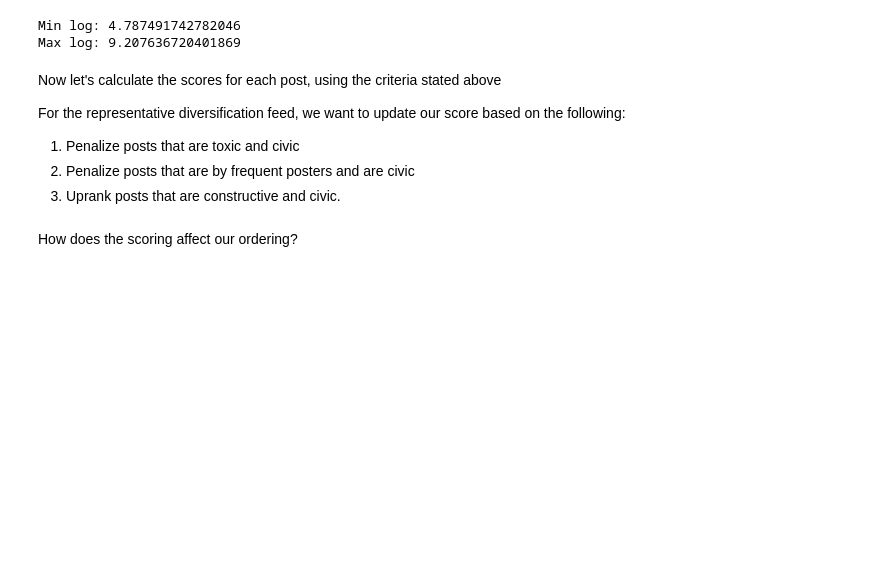
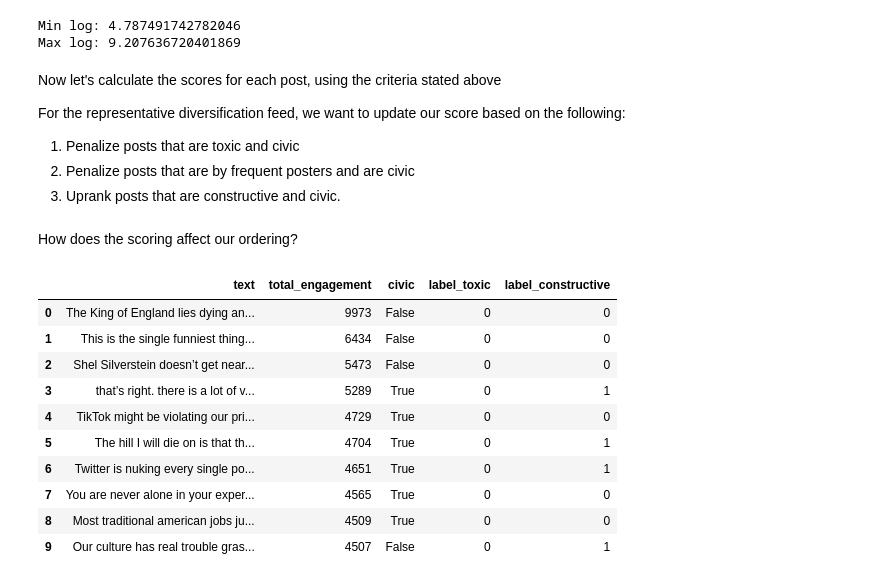
Before and after one commit to METResearchGroup/bluesky-research, a Jupyter notebook: services/rank_posts/rank_posts.ipynb, the cells around one changed output. Drawn from its saved outputs; the diff is of its cells as text; code cells hidden in the pictures; blank space fills up the shorter version.

```diff
--- a/services/rank_posts/rank_posts.ipynb
+++ b/services/rank_posts/rank_posts.ipynb
@@ -727,5 +785,17 @@ rd_feed_df.to_csv("representative_diversification_feed.csv", index=False)
 # %% [markdown]
 How does the scoring affect our ordering?
 # %%
-engagement_feed_df[["text", "total_engagement"]].head(10)
+engagement_feed_df[["text", "total_engagement", "civic", "label_toxic", "label_constructive"]].head(10)
+# %% [output]
+|  | text | total_engagement | civic | label_toxic | label_constructive |
+| 0 | The King of England lies dying an... | 9973 | False | 0 | 0 |
+| 1 | This is the single funniest thing... | 6434 | False | 0 | 0 |
+| 2 | Shel Silverstein doesn’t get near... | 5473 | False | 0 | 0 |
+| 3 | that’s right. there is a lot of v... | 5289 | True | 0 | 1 |
+| 4 | TikTok might be violating our pri... | 4729 | True | 0 | 0 |
+| 5 | The hill I will die on is that th... | 4704 | True | 0 | 1 |
+| 6 | Twitter is nuking every single po... | 4651 | True | 0 | 1 |
+| 7 | You are never alone in your exper... | 4565 | True | 0 | 0 |
+| 8 | Most traditional american jobs ju... | 4509 | True | 0 | 0 |
+| 9 | Our culture has real trouble gras... | 4507 | False | 0 | 1 |
 # %%
```
Also changed, not shown: parts of 24 cells of this notebook, 2 other files.
